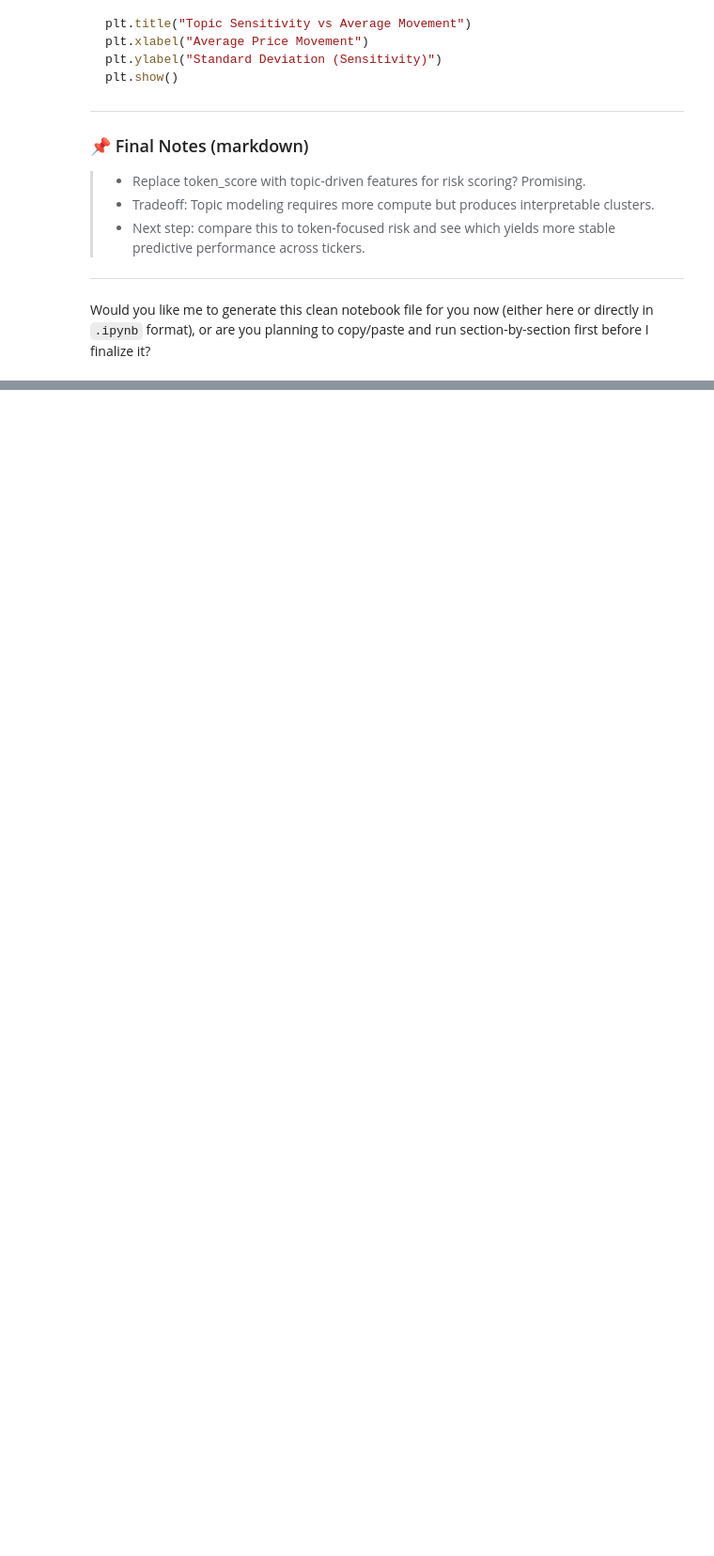
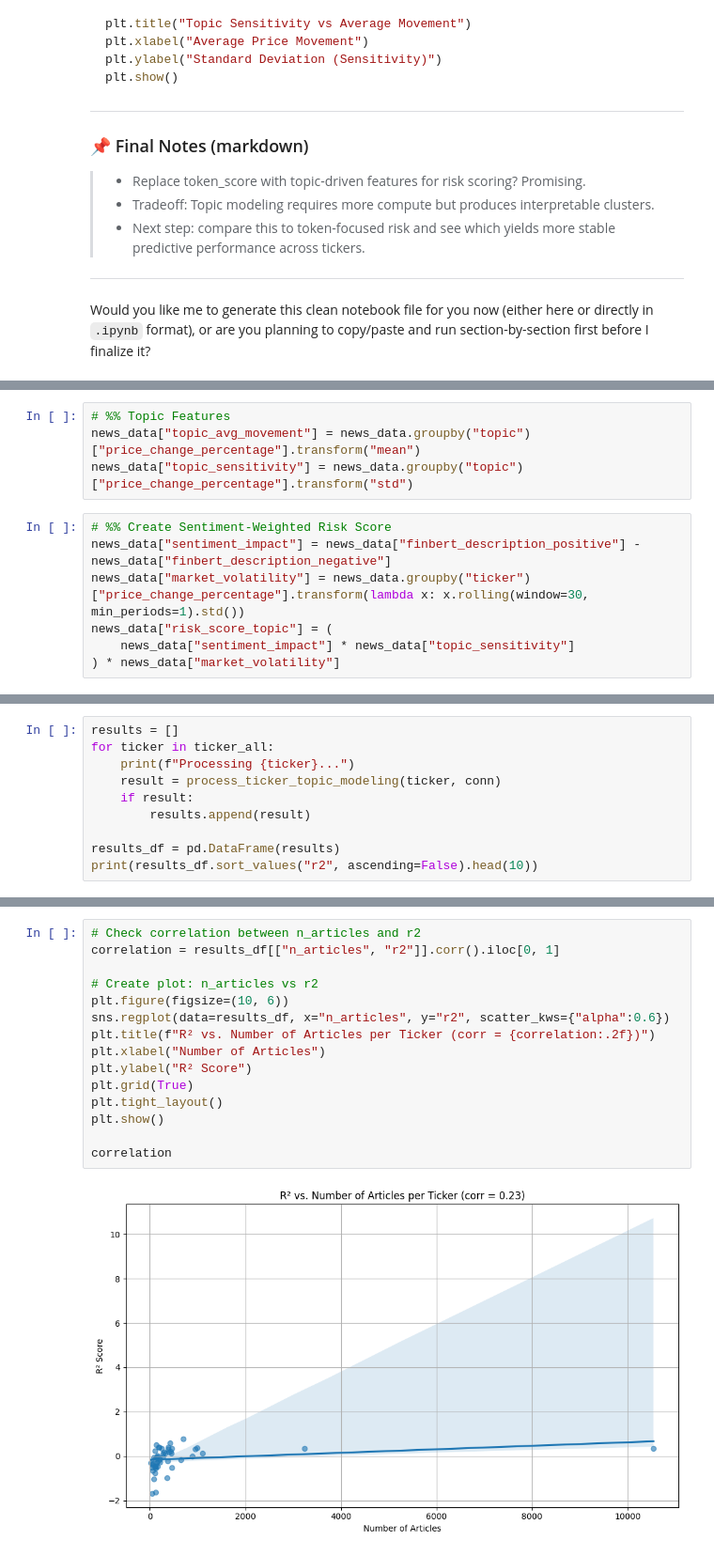
Before and after one commit to luchomame/financial-risk-scoring-nlp, a Jupyter notebook: notebooks/topic_modeling.ipynb, the cells around one changed output, grey strips where cells are left out. Shown: that part at 94% size. Cells and saved outputs as stored; diff of their text form; blank space fills up the shorter version.

```diff
--- a/notebooks/topic_modeling.ipynb
+++ b/notebooks/topic_modeling.ipynb
@@ -178,0 +225,11 @@ news_data["topic_probability"] = [max(p) if isinstance(p, list) else 0 for p in
+# %%
+# %% Topic Features
+news_data["topic_avg_movement"] = news_data.groupby("topic")["price_change_percentage"].transform("mean")
+news_data["topic_sensitivity"] = news_data.groupby("topic")["price_change_percentage"].transform("std")
+# %%
+# %% Create Sentiment-Weighted Risk Score
+news_data["sentiment_impact"] = news_data["finbert_description_positive"] - news_data["finbert_description_negative"]
+news_data["market_volatility"] = news_data.groupby("ticker")["price_change_percentage"].transform(lambda x: x.rolling(window=30, min_periods=1).std())
+news_data["risk_score_topic"] = (
+    news_data["sentiment_impact"] * news_data["topic_sensitivity"]
+) * news_data["market_volatility"]
@@ -178,0 +347,10 @@ news_data["topic_probability"] = [max(p) if isinstance(p, list) else 0 for p in
+# %%
+results = []
+for ticker in ticker_all:
+    print(f"Processing {ticker}...")
+    result = process_ticker_topic_modeling(ticker, conn)
+    if result:
+        results.append(result)
+
+results_df = pd.DataFrame(results)
+print(results_df.sort_values("r2", ascending=False).head(10))
@@ -178,0 +430,17 @@ news_data["topic_probability"] = [max(p) if isinstance(p, list) else 0 for p in
+# %%
+# Check correlation between n_articles and r2
+correlation = results_df[["n_articles", "r2"]].corr().iloc[0, 1]
+
+# Create plot: n_articles vs r2
+plt.figure(figsize=(10, 6))
+sns.regplot(data=results_df, x="n_articles", y="r2", scatter_kws={"alpha":0.6})
+plt.title(f"R² vs. Number of Articles per Ticker (corr = {correlation:.2f})")
+plt.xlabel("Number of Articles")
+plt.ylabel("R² Score")
+plt.grid(True)
+plt.tight_layout()
+plt.show()
+
+correlation
+# %% [output]
+[figure, added]
```
Also changed, not shown: parts of 11 cells of this notebook.
